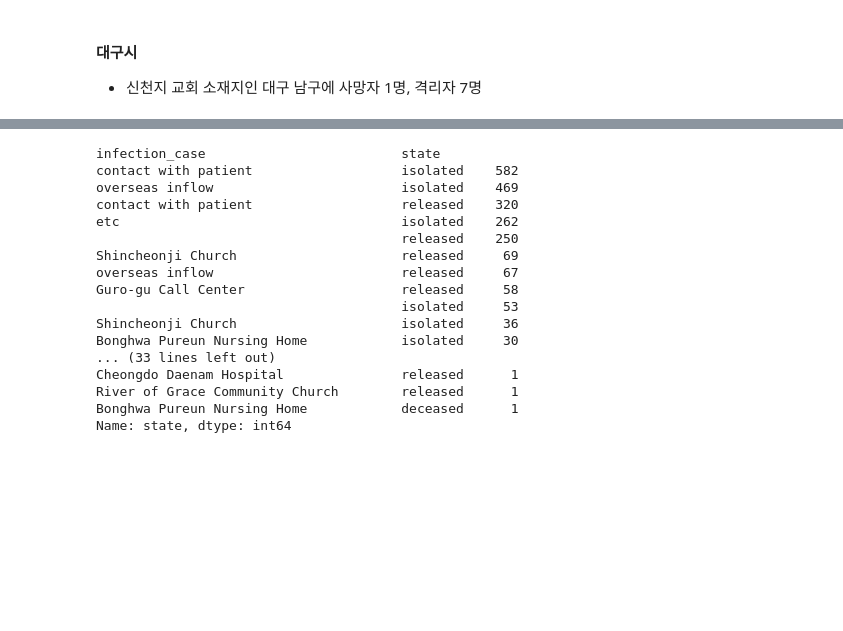
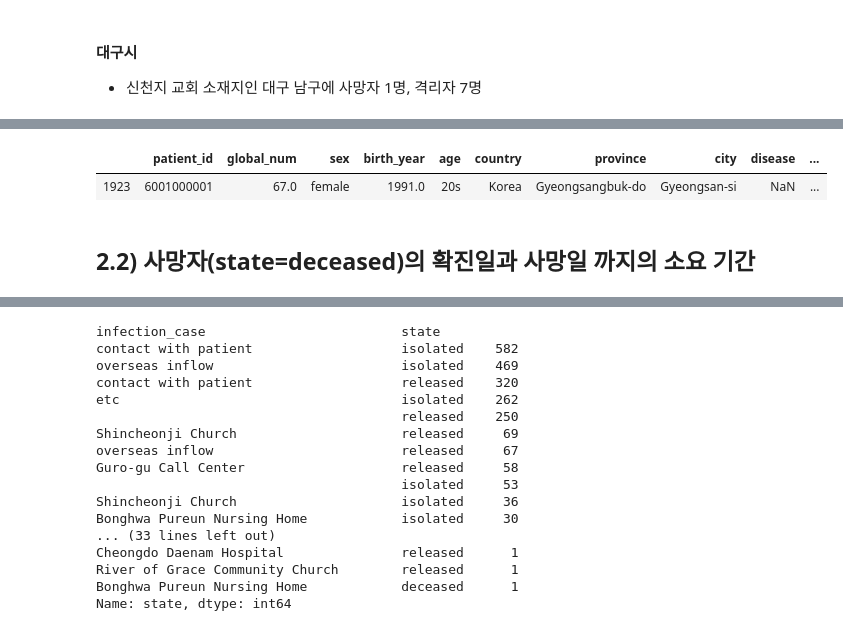
Before and after one commit to chan157/DACON_COVID, a Jupyter notebook: Submission_COVID.ipynb, the cells around one changed output, grey strips where cells are left out. Drawn from its saved outputs; the diff is of its cells as text; code cells hidden in the pictures; blank space fills up the shorter version.

```diff
--- a/Submission_COVID.ipynb
+++ b/Submission_COVID.ipynb
@@ -753,0 +614,8 @@ case_state.iplot(kind='barh', barmode="stack",title='state별 감염 케이스')
+# %%
+#최대일수 190일만에 격리해제된 사람: 20대 여성(91년생, 경산시, 신천지교회에서 감염)
+released_p[released_p['period_diff']==190]
+# %% [output]
+|  | patient_id | global_num | sex | birth_year | age | country | province | city | disease | ... |
+| 1923 | 6001000001 | 67.0 | female | 1991.0 | 20s | Korea | Gyeongsangbuk-do | Gyeongsan-si | NaN | ... |
+# %% [markdown]
+## 2.2) 사망자(state=deceased)의 확진일과 사망일 까지의 소요 기간
```
Also changed, not shown: parts of 111 cells of this notebook, 1 other file.
